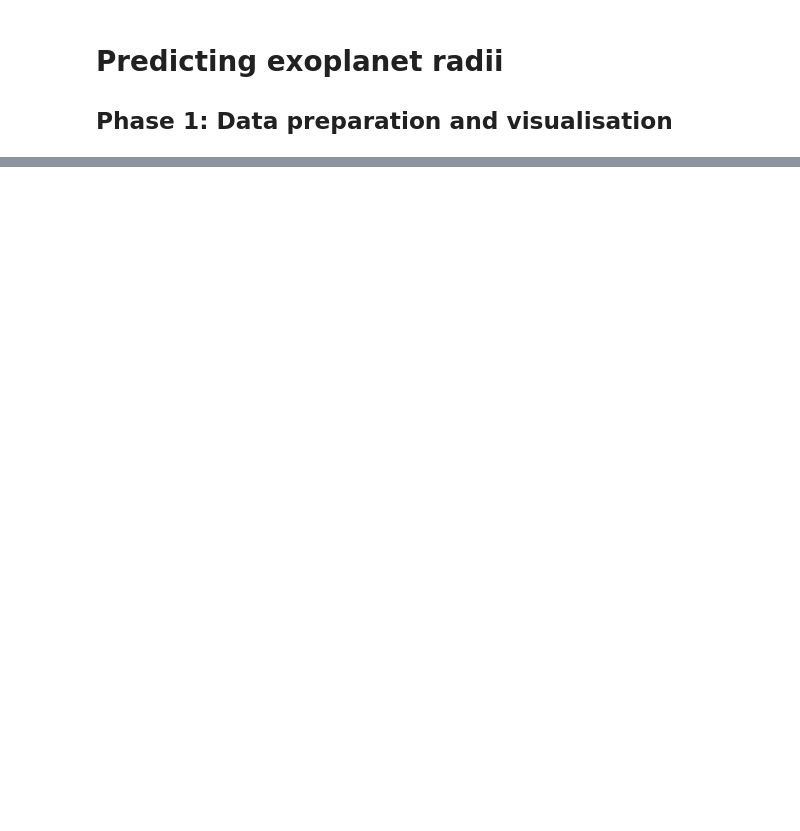
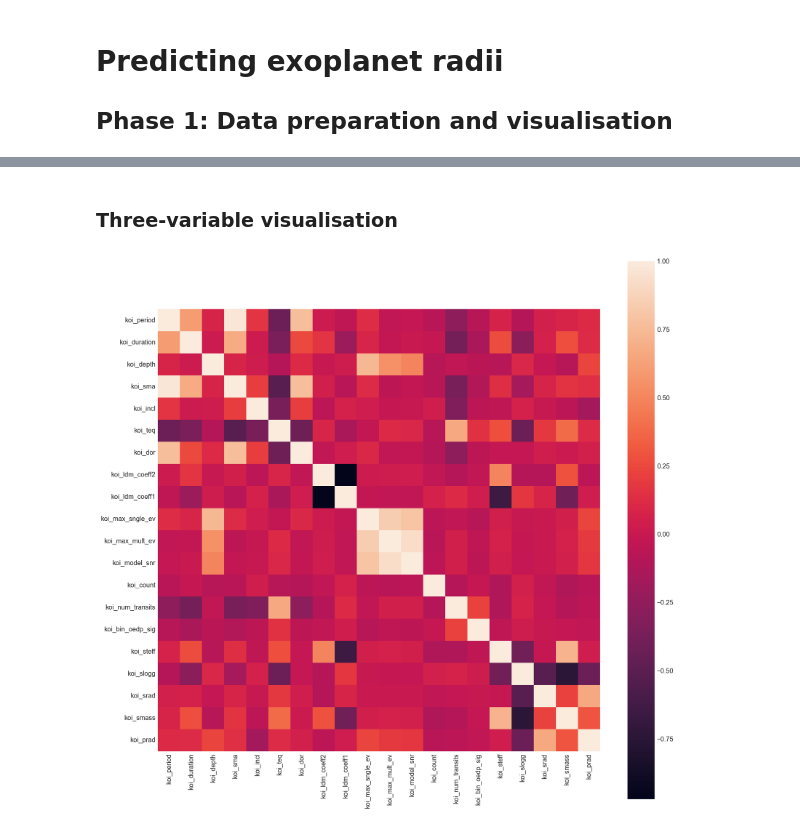
Before and after one commit to GeordieEK/Exoplanet-Radius-Prediction, a Jupyter notebook: Exoplanets-BG.ipynb, the cells around one changed output, grey strips where cells are left out. Cells and saved outputs as stored; diff of their text form; code cells hidden in the pictures; blank space fills up the shorter version.

```diff
--- a/Exoplanets-BG.ipynb
+++ b/Exoplanets-BG.ipynb
@@ -199,0 +407,10 @@ dfiltered.sample(10)
+# %% [markdown]
+### Three-variable visualisation<a id='three-variable-visualisation'></a>
+# %%
+plt.figure(figsize = (15,15))
+df_c = df[list(df.columns)] #Subsetting the data
+cor = df_c.corr() #Calculate the correlation of the above variables
+sns.heatmap(cor, square = True) #Plot the correlation as heat map
+plt.show()
+# %% [output]
+[figure, added]
```
Also changed, not shown: parts of 81 cells of this notebook, 1 other file.
